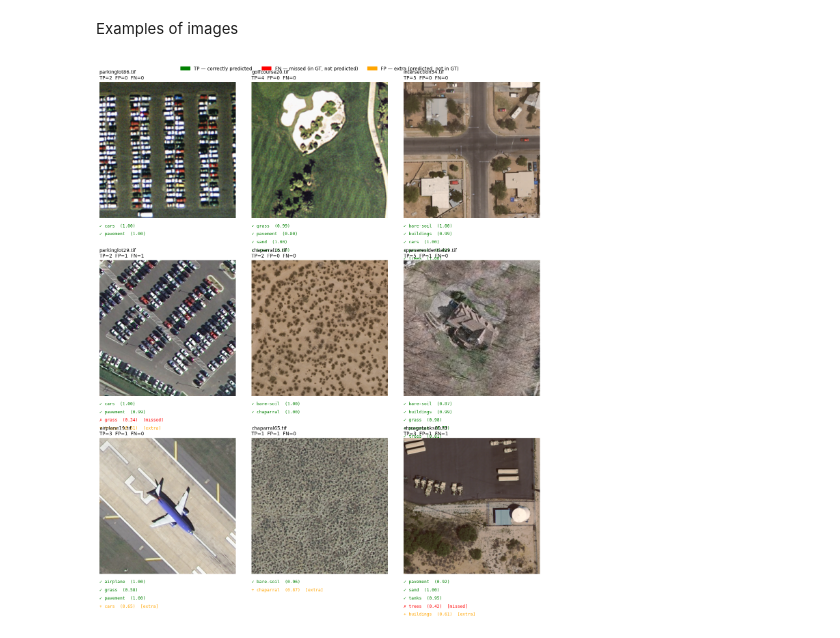
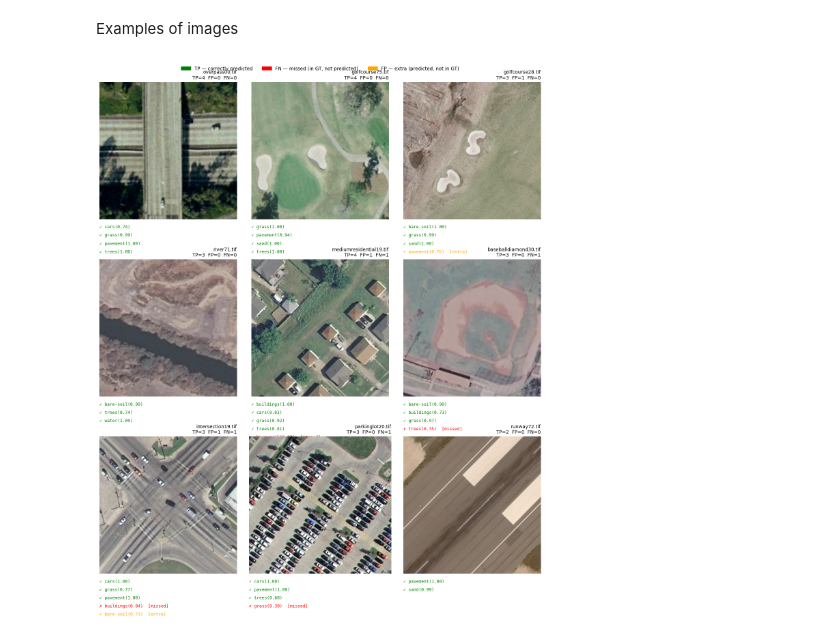
Before and after one commit to gabrielcastrob/Deep_learning_WUR, a Jupyter notebook: notebooks/00_ML_Resnet.ipynb, the cells around one changed output. Cells and saved outputs as stored; diff of their text form; code cells hidden in the pictures.

```diff
--- a/notebooks/00_ML_Resnet.ipynb
+++ b/notebooks/00_ML_Resnet.ipynb
@@ -272,7 +273,7 @@ def build_dataloaders(
     root_dir:    str   = "ucmdata",
     label_file:  str   = "LandUse_Multilabeled.txt",
     batch_size:  int   = 32,
-    num_workers: int   = 4,
+    num_workers: int   = 2,
     val_frac:    float = 0.15,
     test_frac:   float = 0.15,
     seed:        int   = 42,
@@ -333,7 +334,7 @@ def build_dataloaders(
 
     return (
         DataLoader(train_ds, shuffle=True,  **kw),
-        DataLoader(val_ds,   shuffle=True, **kw),
+        DataLoader(val_ds,   shuffle=False, **kw),
         DataLoader(test_ds,  shuffle=False, **kw),
         full_ds.get_class_names(),
         full_ds.get_class_weights(),
@@ -381,10 +372,11 @@ Hyperparameters
 # Define hyperparameters
 PRETRAINED_MODEL = "resnet50"
 NUM_CLASSES = len(classes)
-MAX_EPOCHS = 15
+MAX_EPOCHS = 30
+EARLYSTOPPING_EPOCHS = 4
 LR = 1e-4
 WEIGHT_DECAY = 1e-5
-run_count = 1
+run_count = 2
 # %% [markdown]
 Log WandB
 # %%
@@ -441,6 +439,14 @@ class LitResNetMultilabel(L.LightningModule):
         self.test_acc = torchmetrics.Accuracy(average="macro", **mk)
         self.val_map  = torchmetrics.AveragePrecision(task="multilabel", num_labels=num_classes, average="macro")
         self.test_map = torchmetrics.AveragePrecision(task="multilabel", num_labels=num_classes, average="macro")
+
+        #Early stopping callback
+        self.early_stopping = EarlyStopping(
+            monitor="val_f1",
+            patience=EARLYSTOPPING_EPOCHS,        # Number of epochs with no improvement after which training will be stopped
+            mode="max",        # Maximize F1 score
+            verbose=True
+        )
 
     def forward(self, x):
         return self.model(x)
@@ -698,7 +757,7 @@ errors_per_sample = (test_preds != test_labels).sum(axis=1)
 correct_idx  = np.where(errors_per_sample == 0)[0]
 wrong_idx    = np.where(errors_per_sample > 0)[0]
 
-rng_show = np.random.default_rng(0)
+rng_show = np.random.default_rng(4)
 n_correct = min(N_SHOW // 2, len(correct_idx))
 n_wrong   = N_SHOW - n_correct
 chosen = np.concatenate([
@@ -712,7 +771,7 @@ axes = axes.flatten()
 
 for ax, sample_i in zip(axes, chosen):
     rel_path, _ = test_items[sample_i]
-    img = Image.open( rel_path).convert("RGB")
+    img = Image.open(rel_path).convert("RGB")
     ax.imshow(img)
     ax.axis("off")
 
@@ -727,39 +786,39 @@ for ax, sample_i in zip(axes, chosen):
     # Header: filename + TP/FP/FN counts
     fname = Path(rel_path).name
     ax.set_title(f"{fname}\nTP={tp.sum()}  FP={fp.sum()}  FN={fn.sum()}",
-                 fontsize=10, loc="left")
+                 fontsize=10, loc="right")
 
     # Build a colored caption beneath the image
     lines = []
     for i in np.where(tp)[0]:
-        lines.append(("green",  f"✓ {classes[i]}  ({probs[i]:.2f})"))
+        lines.append(("green",  f"✓ {classes[i]}({probs[i]:.2f})"))
     for i in np.where(fn)[0]:
-        lines.append(("red",    f"✗ {classes[i]}  ({probs[i]:.2f})  [missed]"))
+        lines.append(("red",    f"✗ {classes[i]}({probs[i]:.2f})  [missed]"))
     for i in np.where(fp)[0]:
-        lines.append(("orange", f"+ {classes[i]}  ({probs[i]:.2f})  [extra]"))
+        lines.append(("orange", f"+ {classes[i]}({probs[i]:.2f})  [extra]"))
 
     # Render the colored lines stacked under the image
     for j, (color, text) in enumerate(lines):
         ax.text(0.0, -0.04 - 0.06 * j, text, transform=ax.transAxes,
                 fontsize=9, color=color, va="top", ha="left", family="monospace")
 
 # Hide any unused axes
 for ax in axes[len(chosen):]:
     ax.axis("off")
 
 # Legend
 legend_handles = [
     mpatches.Patch(color="green",  label="TP — correctly predicted"),
     mpatches.Patch(color="red",    label="FN — missed (in GT, not predicted)"),
     mpatches.Patch(color="orange", label="FP — extra (predicted, not in GT)"),
 ]
 fig.legend(handles=legend_handles, loc="upper center",
            bbox_to_anchor=(0.5, 1.02), ncol=3, frameon=False)
 
 plt.tight_layout()
 #Path("outputs").mkdir(exist_ok=True)
 #plt.savefig("outputs/resnet50_multilabel_predictions_grid.png",
             #dpi=150, bbox_inches="tight")
 plt.show()
 # %% [output]
-[figure, old version]
+[figure, new version]
```
Also changed, not shown: parts of 10 cells of this notebook.
